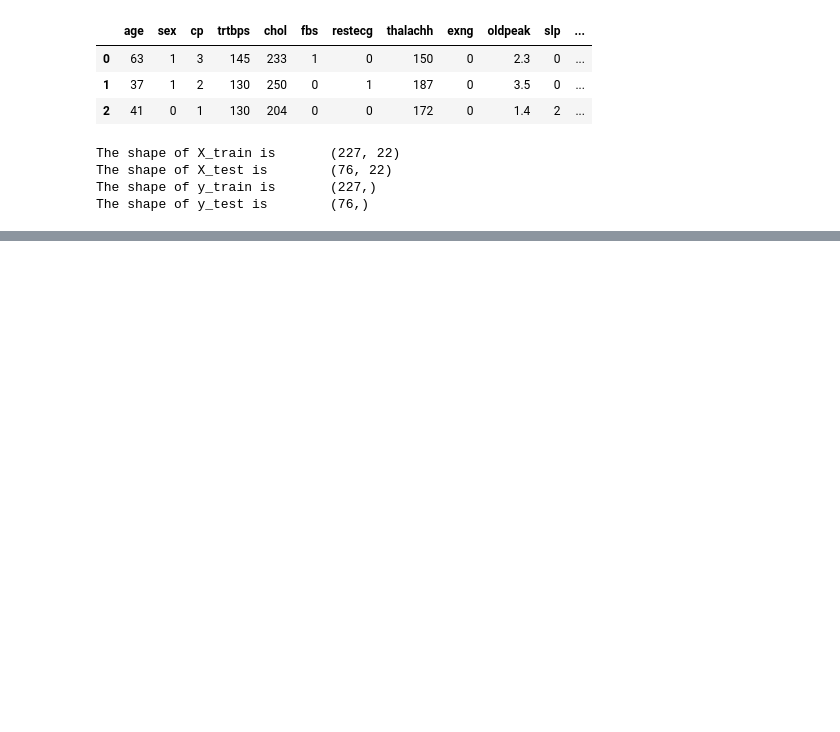
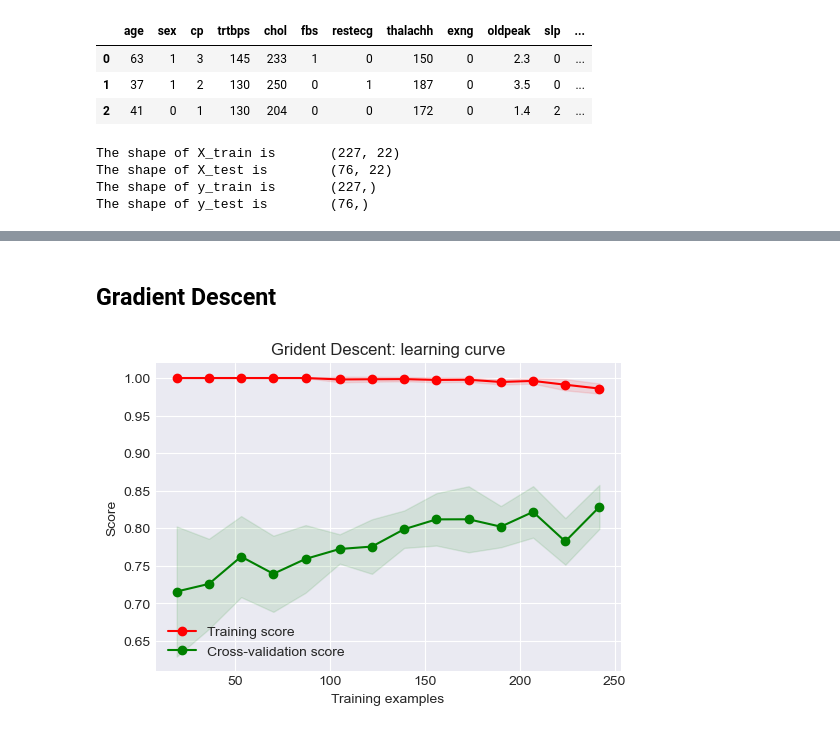
Before and after one commit to Alijafr/ML, a Jupyter notebook: assignment 2/code/Neural_Net.ipynb, the cells around one changed output, grey strips where cells are left out. Drawn from its saved outputs; the diff is of its cells as text; code cells hidden in the pictures; blank space fills up the shorter version.

```diff
--- a/assignment 2/code/Neural_Net.ipynb
+++ b/assignment 2/code/Neural_Net.ipynb
@@ -254,0 +294,14 @@ Algorithm = random_hill_climb
+# %% [markdown]
+## Gradient Descent
+# %%
+clf =  NeuralNetwork(hidden_nodes=[10,], activation='relu',
+                       algorithm='gradient_descent', max_iters=1000,
+                       bias=True, is_classifier=True, learning_rate=0.01,
+                       early_stopping=False, clip_max=1e10,random_state =102,
+                       max_attempts=100, curve=False)
+title = 'Grident Descent: learning curve'
+plt = plot_learning_curve(clf,title,X,y.squeeze(1),n_jobs=-1)
+plt.savefig(save_folder+ "GD_learning_curve.pdf")
+plt.show()
+# %% [output]
+[figure, added]
```
Also changed, not shown: parts of 8 cells of this notebook, 5 other files.
